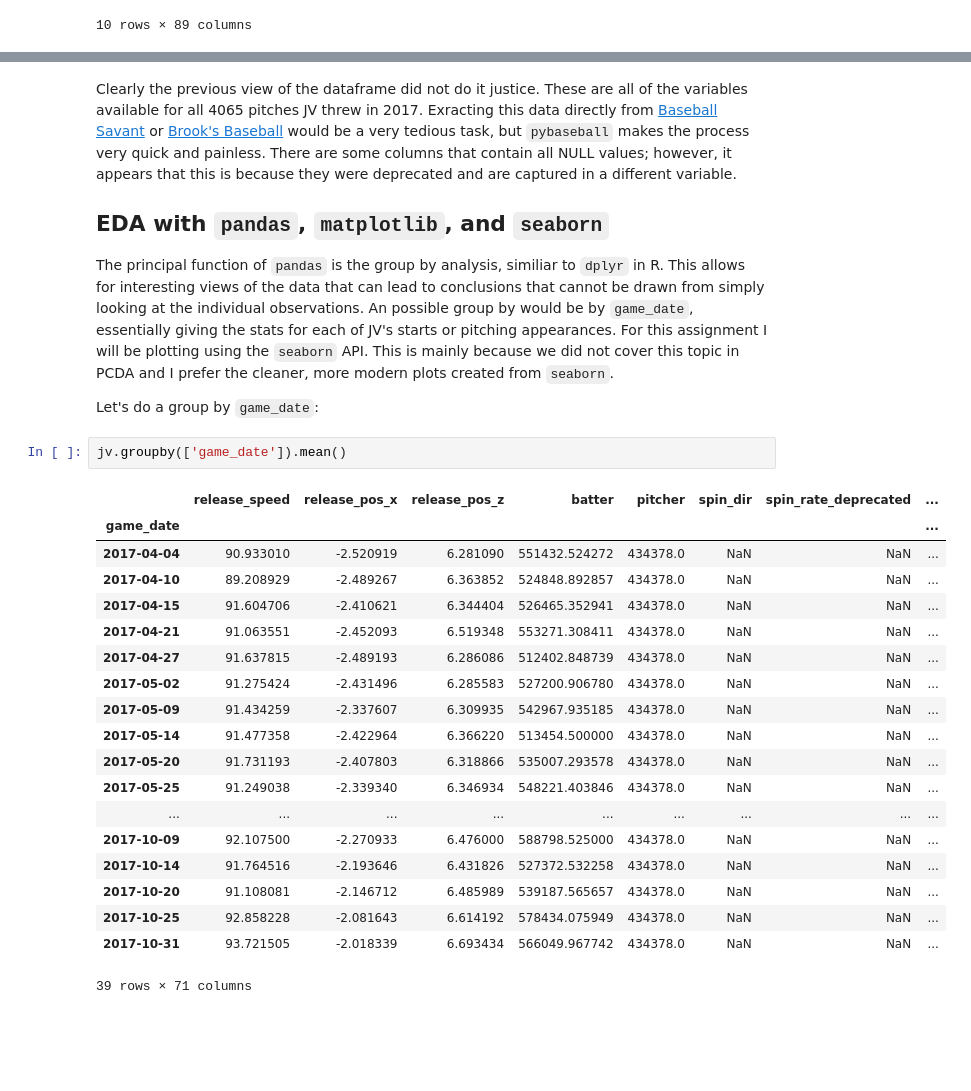
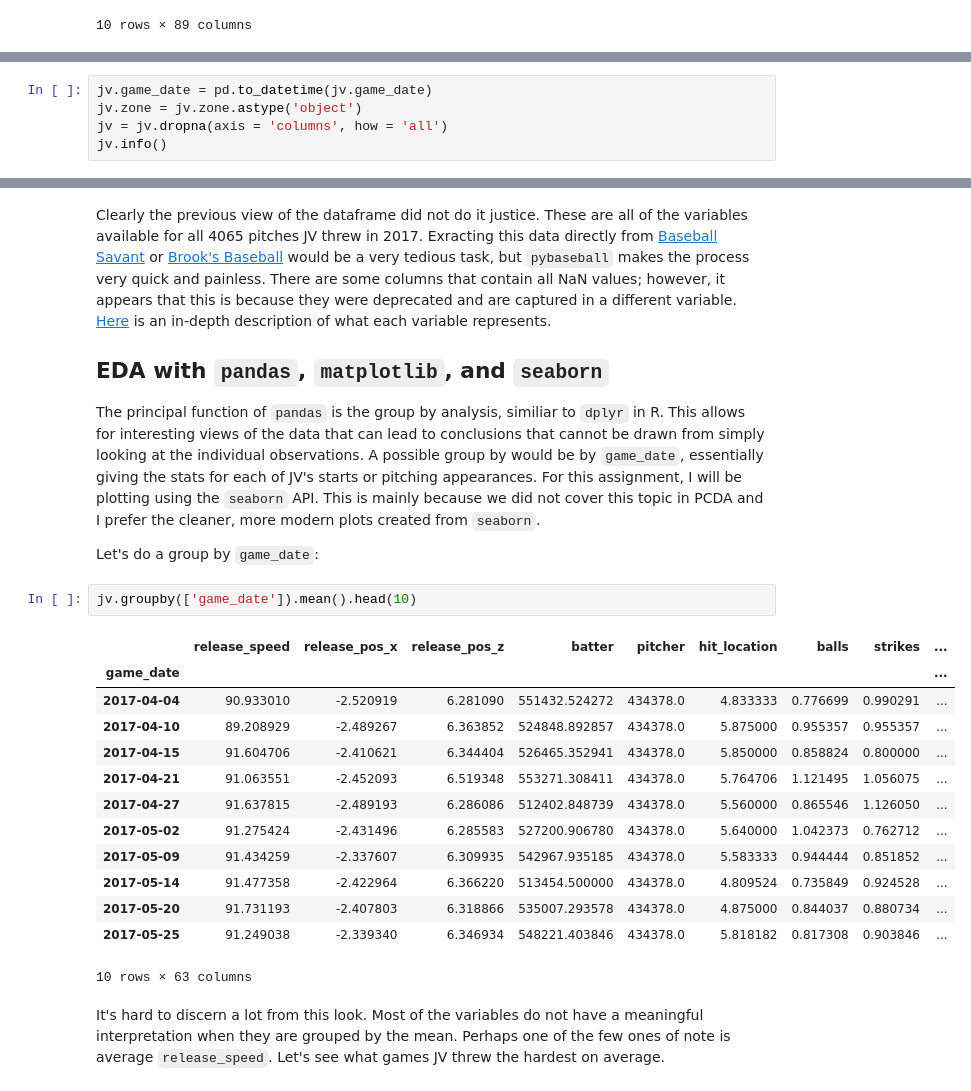
Before and after one commit to jwnorm/jv_world_series_2017, a Jupyter notebook: hw_2.ipynb, the cells around one changed output, grey strips where cells are left out. Drawn from its saved outputs; the diff is of its cells as text; blank space fills up the shorter version.

Commit message:
completed assignment

```diff
--- a/hw_2.ipynb
+++ b/hw_2.ipynb
@@ -63,0 +51,5 @@ memory usage: 2.8+ MB
+# %%
+jv.game_date = pd.to_datetime(jv.game_date)
+jv.zone = jv.zone.astype('object')
+jv = jv.dropna(axis = 'columns', how = 'all')
+jv.info()
@@ -64,28 +74,24 @@ memory usage: 2.8+ MB
 # %% [markdown]
-Clearly the previous view of the dataframe did not do it justice. These are all of the variables available for all  4065 pitches JV threw in 2017. Exracting this data directly from [Baseball Savant](https://baseballsavant.mlb.com/statcast_search) or [Brook's Baseball](http://www.brooksbaseball.net/pfxVB/pfx.php?) would be a very tedious task, but ``pybaseball`` makes the process very quick and painless. There are some columns that contain all NULL values; however, it appears that this is because they were deprecated and are captured in a different variable.
+Clearly the previous view of the dataframe did not do it justice. These are all of the variables available for all  4065 pitches JV threw in 2017. Exracting this data directly from [Baseball Savant](https://baseballsavant.mlb.com/statcast_search) or [Brook's Baseball](http://www.brooksbaseball.net/pfxVB/pfx.php?) would be a very tedious task, but ``pybaseball`` makes the process very quick and painless. There are some columns that contain all NaN values; however, it appears that this is because they were deprecated and are captured in a different variable. [Here](http://www.johnedwardsstats.com/2018/05/the-complete-idiots-guide-to-playing.html) is an in-depth description of what each variable represents.
 ## EDA with ``pandas``, ``matplotlib``, and ``seaborn``
-The principal function of ``pandas`` is the group by analysis, similiar to ``dplyr`` in R. This allows for interesting views of the data that can lead to conclusions that cannot be drawn from simply looking at the individual observations. An possible group by would be by ``game_date``, essentially giving the stats for each of JV's starts or pitching appearances. For this assignment I will be plotting using the ``seaborn`` API. This is mainly because we did not cover this topic in PCDA and I prefer the cleaner, more modern plots created from ``seaborn``.
+The principal function of ``pandas`` is the group by analysis, similiar to ``dplyr`` in R. This allows for interesting views of the data that can lead to conclusions that cannot be drawn from simply looking at the individual observations. A possible group by would be by ``game_date``, essentially giving the stats for each of JV's starts or pitching appearances. For this assignment, I will be plotting using the ``seaborn`` API. This is mainly because we did not cover this topic in PCDA and I prefer the cleaner, more modern plots created from ``seaborn``.
 
 Let's do a group by ``game_date``:
 # %%
-jv.groupby(['game_date']).mean()
+jv.groupby(['game_date']).mean().head(10)
 # %% [output]
-|  | release_speed | release_pos_x | release_pos_z | batter | pitcher | spin_dir | spin_rate_deprecated | ... |
-| game_date |  |  |  |  |  |  |  | ... |
-| 2017-04-04 | 90.933010 | -2.520919 | 6.281090 | 551432.524272 | 434378.0 | NaN | NaN | ... |
-| 2017-04-10 | 89.208929 | -2.489267 | 6.363852 | 524848.892857 | 434378.0 | NaN | NaN | ... |
-| 2017-04-15 | 91.604706 | -2.410621 | 6.344404 | 526465.352941 | 434378.0 | NaN | NaN | ... |
-| 2017-04-21 | 91.063551 | -2.452093 | 6.519348 | 553271.308411 | 434378.0 | NaN | NaN | ... |
-| 2017-04-27 | 91.637815 | -2.489193 | 6.286086 | 512402.848739 | 434378.0 | NaN | NaN | ... |
-| 2017-05-02 | 91.275424 | -2.431496 | 6.285583 | 527200.906780 | 434378.0 | NaN | NaN | ... |
-| 2017-05-09 | 91.434259 | -2.337607 | 6.309935 | 542967.935185 | 434378.0 | NaN | NaN | ... |
-| 2017-05-14 | 91.477358 | -2.422964 | 6.366220 | 513454.500000 | 434378.0 | NaN | NaN | ... |
-| 2017-05-20 | 91.731193 | -2.407803 | 6.318866 | 535007.293578 | 434378.0 | NaN | NaN | ... |
-| 2017-05-25 | 91.249038 | -2.339340 | 6.346934 | 548221.403846 | 434378.0 | NaN | NaN | ... |
-| ... | ... | ... | ... | ... | ... | ... | ... | ... |
-| 2017-10-09 | 92.107500 | -2.270933 | 6.476000 | 588798.525000 | 434378.0 | NaN | NaN | ... |
-| 2017-10-14 | 91.764516 | -2.193646 | 6.431826 | 527372.532258 | 434378.0 | NaN | NaN | ... |
-| 2017-10-20 | 91.108081 | -2.146712 | 6.485989 | 539187.565657 | 434378.0 | NaN | NaN | ... |
-| 2017-10-25 | 92.858228 | -2.081643 | 6.614192 | 578434.075949 | 434378.0 | NaN | NaN | ... |
-| 2017-10-31 | 93.721505 | -2.018339 | 6.693434 | 566049.967742 | 434378.0 | NaN | NaN | ... |
+|  | release_speed | release_pos_x | release_pos_z | batter | pitcher | hit_location | balls | strikes | ... |
+| game_date |  |  |  |  |  |  |  |  | ... |
+| 2017-04-04 | 90.933010 | -2.520919 | 6.281090 | 551432.524272 | 434378.0 | 4.833333 | 0.776699 | 0.990291 | ... |
+| 2017-04-10 | 89.208929 | -2.489267 | 6.363852 | 524848.892857 | 434378.0 | 5.875000 | 0.955357 | 0.955357 | ... |
+| 2017-04-15 | 91.604706 | -2.410621 | 6.344404 | 526465.352941 | 434378.0 | 5.850000 | 0.858824 | 0.800000 | ... |
+| 2017-04-21 | 91.063551 | -2.452093 | 6.519348 | 553271.308411 | 434378.0 | 5.764706 | 1.121495 | 1.056075 | ... |
+| 2017-04-27 | 91.637815 | -2.489193 | 6.286086 | 512402.848739 | 434378.0 | 5.560000 | 0.865546 | 1.126050 | ... |
+| 2017-05-02 | 91.275424 | -2.431496 | 6.285583 | 527200.906780 | 434378.0 | 5.640000 | 1.042373 | 0.762712 | ... |
+| 2017-05-09 | 91.434259 | -2.337607 | 6.309935 | 542967.935185 | 434378.0 | 5.583333 | 0.944444 | 0.851852 | ... |
+| 2017-05-14 | 91.477358 | -2.422964 | 6.366220 | 513454.500000 | 434378.0 | 4.809524 | 0.735849 | 0.924528 | ... |
+| 2017-05-20 | 91.731193 | -2.407803 | 6.318866 | 535007.293578 | 434378.0 | 4.875000 | 0.844037 | 0.880734 | ... |
+| 2017-05-25 | 91.249038 | -2.339340 | 6.346934 | 548221.403846 | 434378.0 | 5.818182 | 0.817308 | 0.903846 | ... |
-39 rows × 71 columns
+10 rows × 63 columns
+# %% [markdown]
+It's hard to discern a lot from this look. Most of the variables do not have a meaningful interpretation when they are grouped by the mean. Perhaps one of the few ones of note is average ``release_speed``. Let's see what games JV threw the hardest on average.
```
Also changed, not shown: parts of 62 cells of this notebook.
